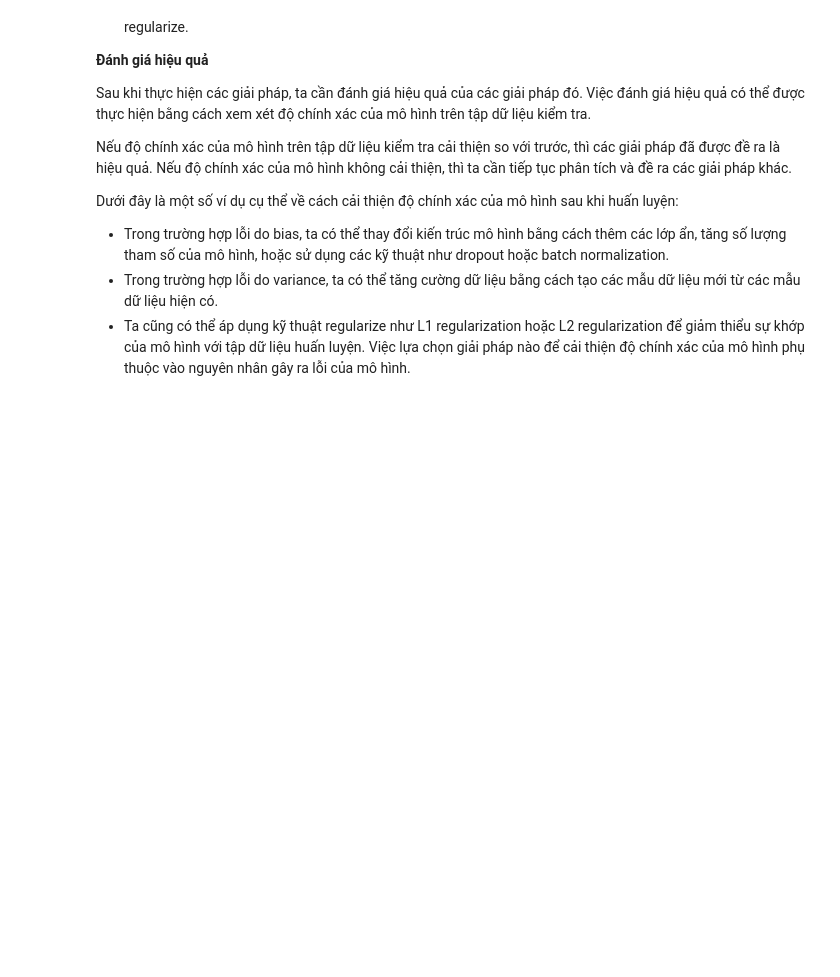
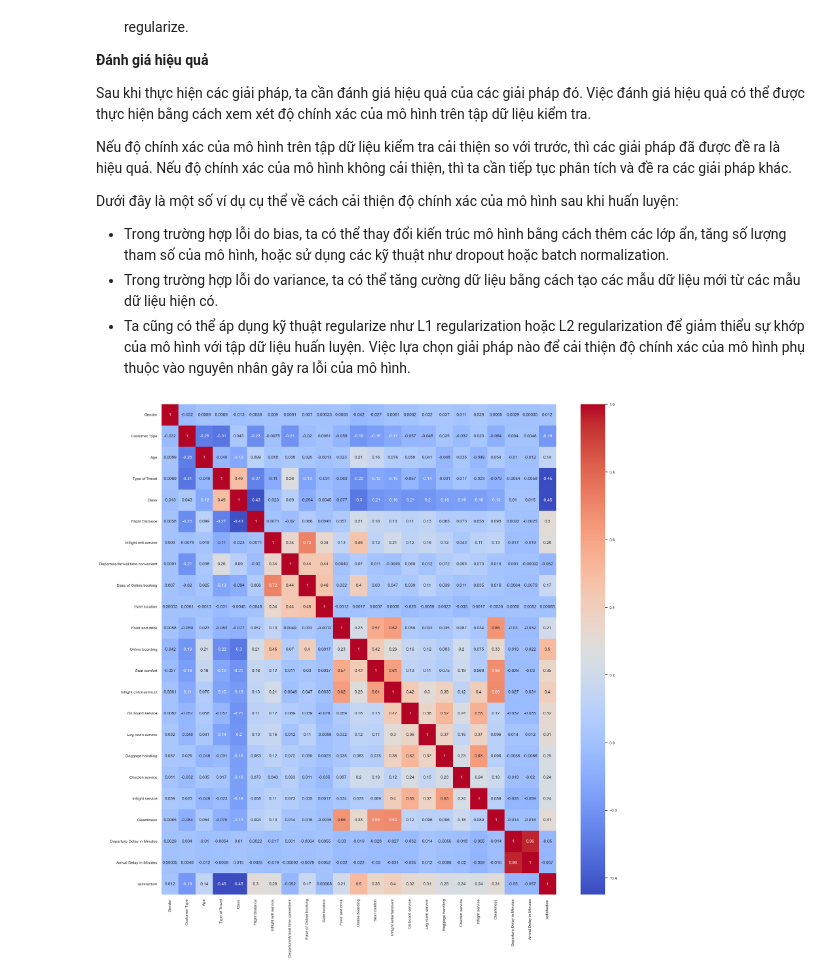
Before and after one commit to PhuocSang07/Machine-Learning-Final-Project, a Jupyter notebook: Report_Final_ML.ipynb, the cells around one changed output. Drawn from its saved outputs; the diff is of its cells as text; code cells hidden in the pictures; blank space fills up the shorter version.

```diff
--- a/Report_Final_ML.ipynb
+++ b/Report_Final_ML.ipynb
@@ -1122,3 +1124,14 @@ Dưới đây là một số ví dụ cụ thể về cách cải thiện độ
 - Trong trường hợp lỗi do variance, ta có thể tăng cường dữ liệu bằng cách tạo các mẫu dữ liệu mới từ các mẫu dữ liệu hiện có.
 - Ta cũng có thể áp dụng kỹ thuật regularize như L1 regularization hoặc L2 regularization để giảm thiểu sự khớp của mô hình với tập dữ liệu huấn luyện.
 Việc lựa chọn giải pháp nào để cải thiện độ chính xác của mô hình phụ thuộc vào nguyên nhân gây ra lỗi của mô hình.
+# %%
+import seaborn as sns
+from matplotlib import pyplot as plt
+
+correlation_matrix = df.corr()
+sns.set(font_scale=0.8)
+plt.figure(figsize=(20, 20))
+sns.heatmap(correlation_matrix, annot=True, cmap='coolwarm')
+plt.show()
+# %% [output]
+[figure, added]
```
Also changed, not shown: parts of 13 cells of this notebook.
